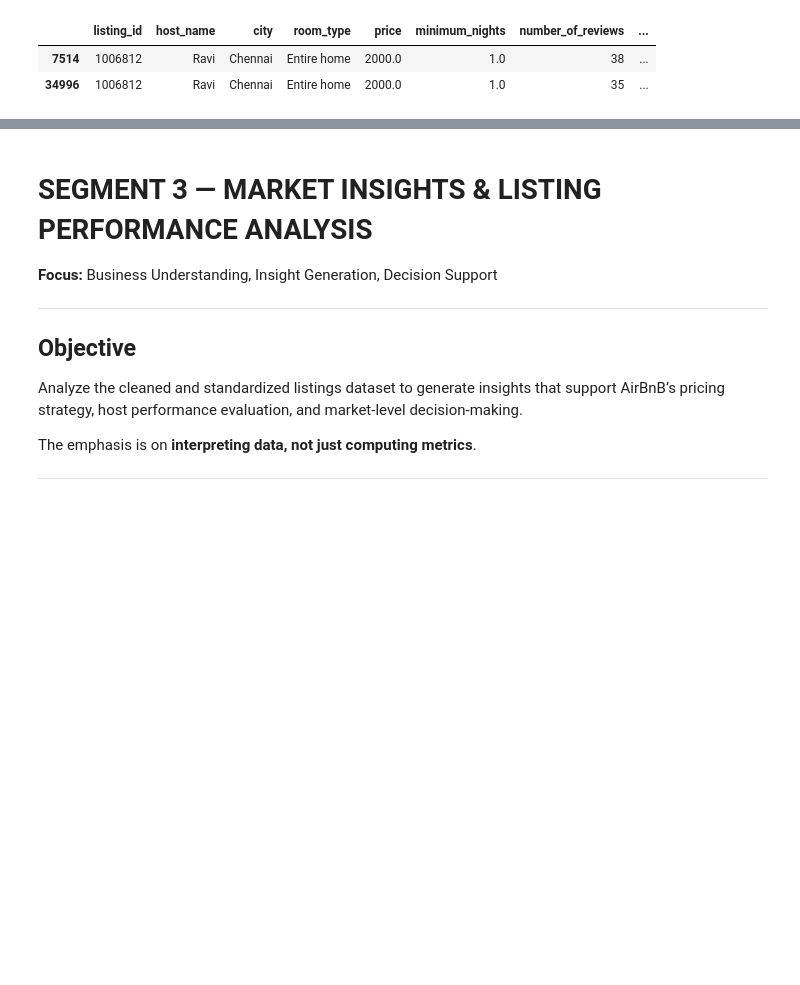
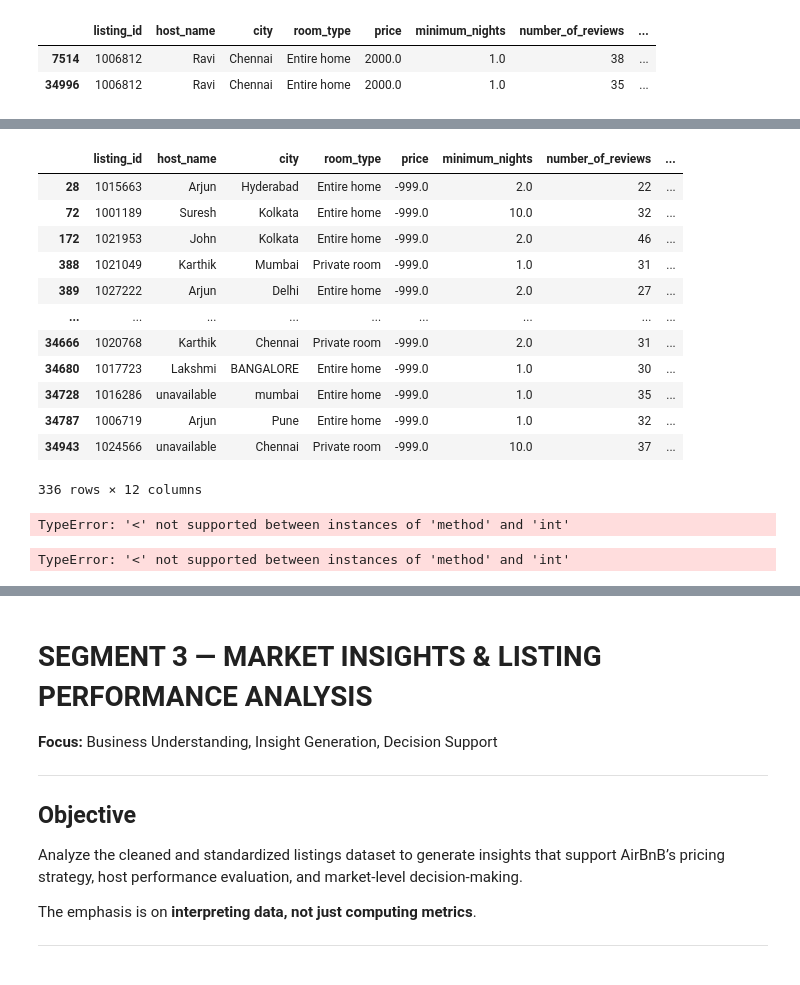
Before and after one commit to Madhankumarr11/Guvi_M59_Class, a Jupyter notebook: Copy_of_AirBnB_Listings_Data_–_Daily_Work_of_a_Data_Team.ipynb, the cells around one changed output, grey strips where cells are left out. Cells and saved outputs as stored; diff of their text form; code cells hidden in the pictures; blank space fills up the shorter version.

```diff
--- a/Copy_of_AirBnB_Listings_Data_–_Daily_Work_of_a_Data_Team.ipynb
+++ b/Copy_of_AirBnB_Listings_Data_–_Daily_Work_of_a_Data_Team.ipynb
@@ -920,0 +1081,24 @@ df_master[df_master['listing_id'] == 1006812]
+# %%
+ df_master[df_master['price']<0]
+# %% [output]
+|  | listing_id | host_name | city | room_type | price | minimum_nights | number_of_reviews | ... |
+| 28 | 1015663 | Arjun | Hyderabad | Entire home | -999.0 | 2.0 | 22 | ... |
+| 72 | 1001189 | Suresh | Kolkata | Entire home | -999.0 | 10.0 | 32 | ... |
+| 172 | 1021953 | John | Kolkata | Entire home | -999.0 | 2.0 | 46 | ... |
+| 388 | 1021049 | Karthik | Mumbai | Private room | -999.0 | 1.0 | 31 | ... |
+| 389 | 1027222 | Arjun | Delhi | Entire home | -999.0 | 2.0 | 27 | ... |
+| ... | ... | ... | ... | ... | ... | ... | ... | ... |
+| 34666 | 1020768 | Karthik | Chennai | Private room | -999.0 | 2.0 | 31 | ... |
+| 34680 | 1017723 | Lakshmi | BANGALORE | Entire home | -999.0 | 1.0 | 30 | ... |
+| 34728 | 1016286 | unavailable | mumbai | Entire home | -999.0 | 1.0 | 35 | ... |
+| 34787 | 1006719 | Arjun | Pune | Entire home | -999.0 | 1.0 | 32 | ... |
+| 34943 | 1024566 | unavailable | Chennai | Private room | -999.0 | 10.0 | 37 | ... |
+336 rows × 12 columns
+# %%
+df_master[df_master['price']<0]['price'].unique()
+# %% [output]
+TypeError: '<' not supported between instances of 'method' and 'int'
+# %%
+df_master[df_master['price']<0]['price'].nunique()
+# %% [output]
+TypeError: '<' not supported between instances of 'method' and 'int'
```
Also changed, not shown: parts of 47 cells of this notebook.
